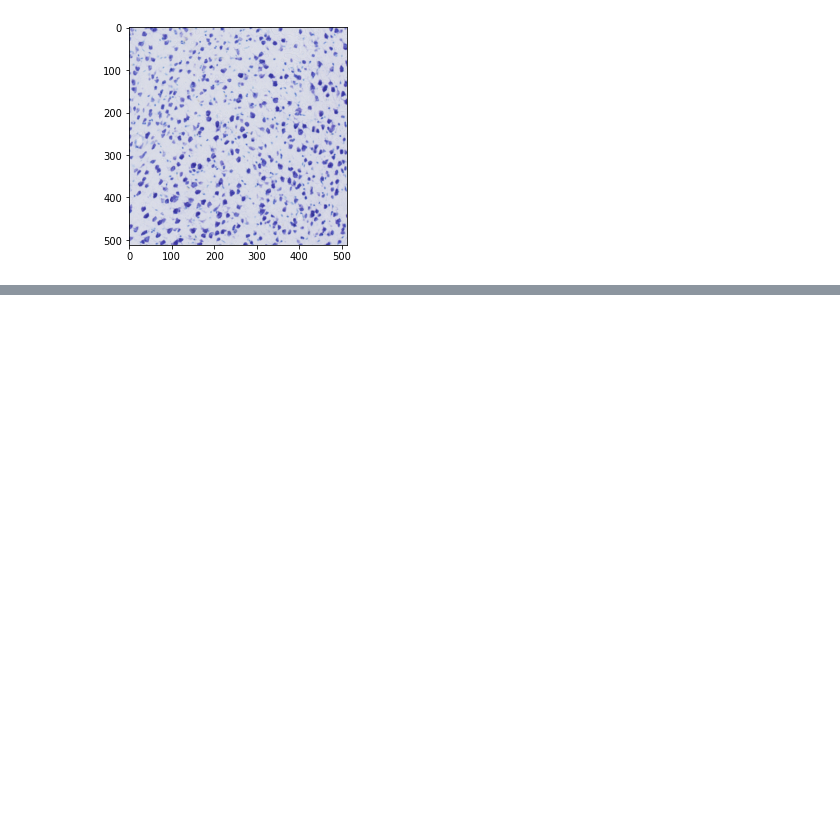
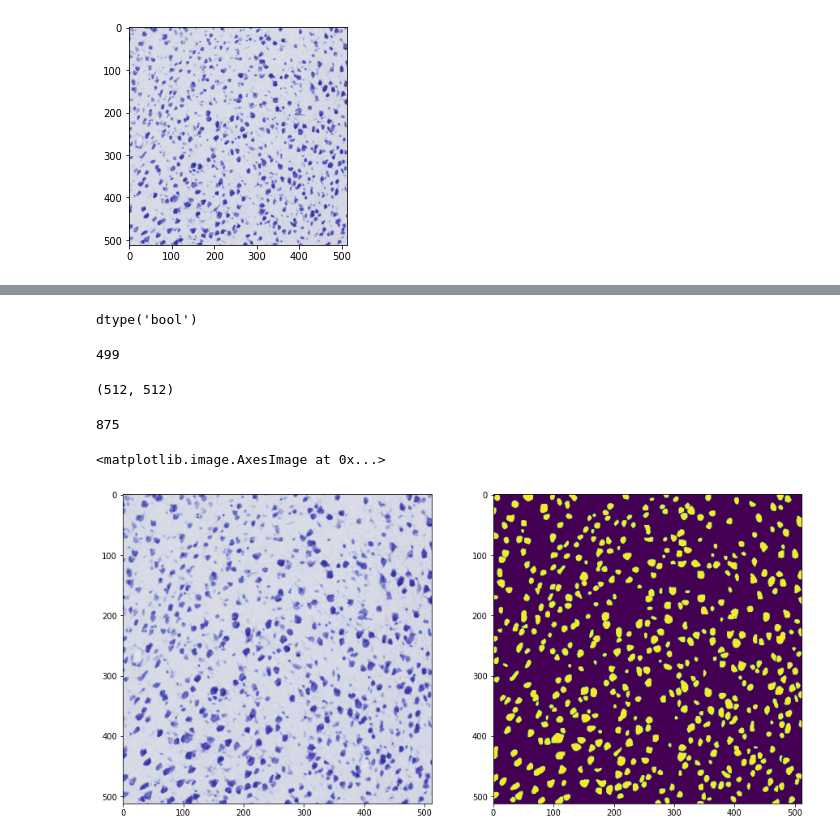
Before and after one commit to Bhumika-26/Mask_RCNN_Nissl, a Jupyter notebook: samples/nucleus/infer_tif.ipynb, the cells around one changed output, grey strips where cells are left out. Cells and saved outputs as stored; diff of their text form; code cells hidden in the pictures; blank space fills up the shorter version.

```diff
--- a/samples/nucleus/infer_tif.ipynb
+++ b/samples/nucleus/infer_tif.ipynb
@@ -169,5 +194,5 @@ plt.imshow(input_arr)
 <matplotlib.image.AxesImage at 0x...>
 [figure]
 # %%
-r = model.detect([input_arr],verbose=0)
+r = model.detect([input_arr],verbose=1)
 # %% [output]
@@ -177,0 +228,31 @@ Hint: If you want to see a list of allocated tensors when OOM happens, add repor
+# %%
+out = r[0]['masks']
+# %%
+out.dtype
+# %% [output]
+dtype('bool')
+# %%
+out_combined = out[...,0].astype(np.uint16)
+for x in range(1,out.shape[-1]):
+    out_combined += out[...,x].astype(np.uint16)*(x+1)
+# %%
+x
+# %% [output]
+499
+# %%
+out_combined.shape
+# %% [output]
+(512, 512)
+# %%
+out_combined.max()
+# %% [output]
+875
+# %%
+plt.figure(figsize=(15,15))
+plt.subplot(1,2,1)
+plt.imshow(input_arr)
+plt.subplot(1,2,2)
+plt.imshow(out_combined>0)
+# %% [output]
+<matplotlib.image.AxesImage at 0x...>
+[figure, added]
```
Also changed, not shown: parts of 11 cells of this notebook, 3 other files.
